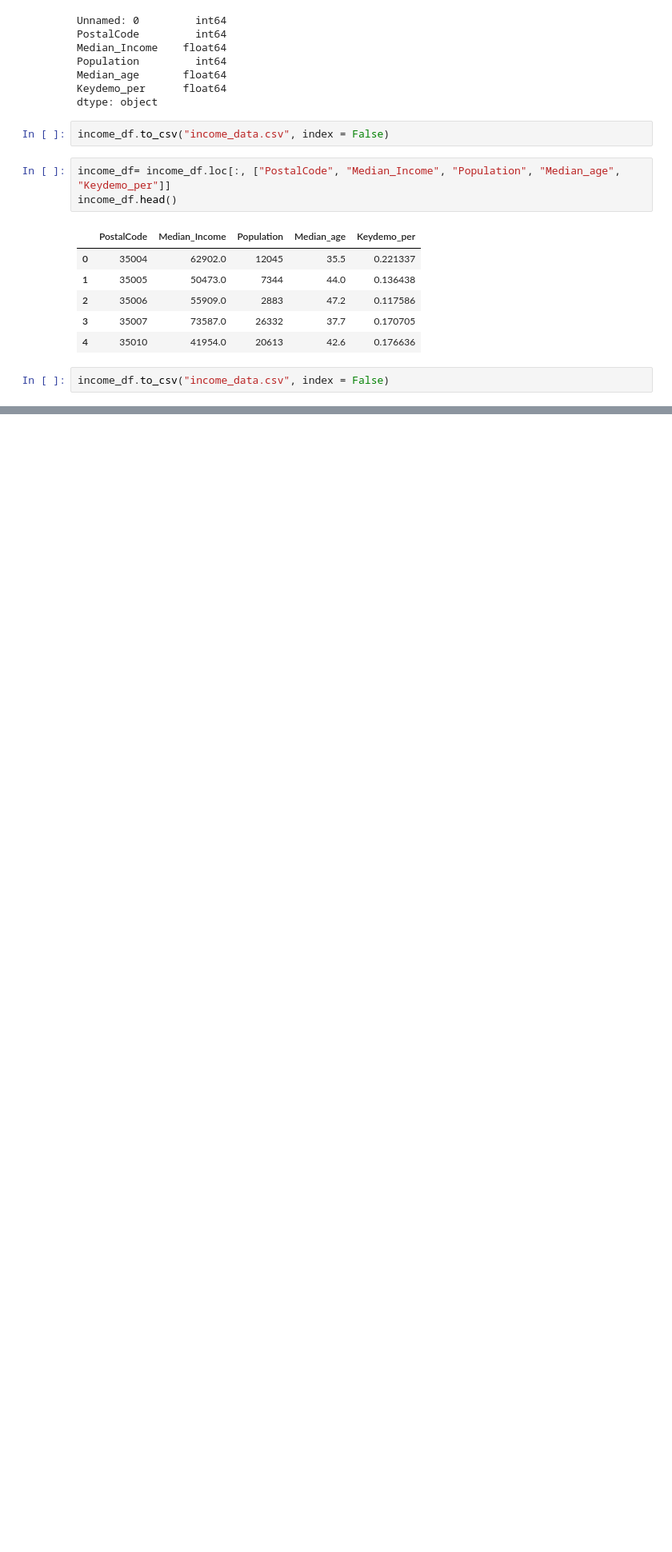
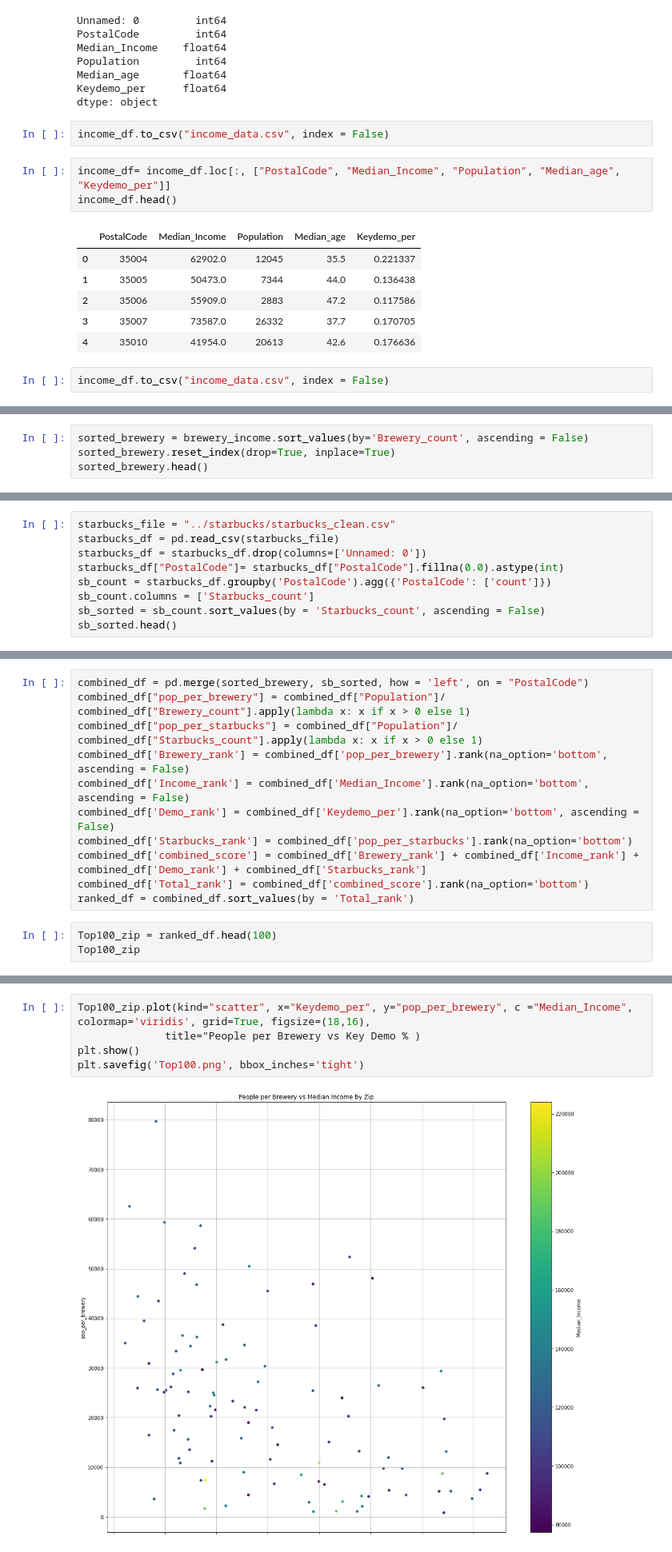
Before and after one commit to kcharlesr/brewBuds_project2, a Jupyter notebook: income_data/data.ipynb, the cells around one changed output, grey strips where cells are left out. Shown at 80% size. Cells and saved outputs as stored; diff of their text form; blank space fills up the shorter version.

Commit message:
top 100 zip with pandas plus scatter plot

```diff
--- a/income_data/data.ipynb
+++ b/income_data/data.ipynb
@@ -94,0 +139,4 @@ income_df.to_csv("income_data.csv", index = False)
+# %%
+sorted_brewery = brewery_income.sort_values(by='Brewery_count', ascending = False)
+sorted_brewery.reset_index(drop=True, inplace=True)
+sorted_brewery.head()
@@ -94,0 +150,9 @@ income_df.to_csv("income_data.csv", index = False)
+# %%
+starbucks_file = "../starbucks/starbucks_clean.csv"
+starbucks_df = pd.read_csv(starbucks_file)
+starbucks_df = starbucks_df.drop(columns=['Unnamed: 0'])
+starbucks_df["PostalCode"]= starbucks_df["PostalCode"].fillna(0.0).astype(int)
+sb_count = starbucks_df.groupby('PostalCode').agg({'PostalCode': ['count']})
+sb_count.columns = ['Starbucks_count']
+sb_sorted = sb_count.sort_values(by = 'Starbucks_count', ascending = False)
+sb_sorted.head()
@@ -94,0 +167,14 @@ income_df.to_csv("income_data.csv", index = False)
+# %%
+combined_df = pd.merge(sorted_brewery, sb_sorted, how = 'left', on = "PostalCode")
+combined_df["pop_per_brewery"] = combined_df["Population"]/ combined_df["Brewery_count"].apply(lambda x: x if x > 0 else 1)
+combined_df["pop_per_starbucks"] = combined_df["Population"]/ combined_df["Starbucks_count"].apply(lambda x: x if x > 0 else 1)
+combined_df['Brewery_rank'] = combined_df['pop_per_brewery'].rank(na_option='bottom', ascending = False)
+combined_df['Income_rank'] = combined_df['Median_Income'].rank(na_option='bottom', ascending = False)
+combined_df['Demo_rank'] = combined_df['Keydemo_per'].rank(na_option='bottom', ascending = False)
+combined_df['Starbucks_rank'] = combined_df['pop_per_starbucks'].rank(na_option='bottom')
+combined_df['combined_score'] = combined_df['Brewery_rank'] + combined_df['Income_rank'] + combined_df['Demo_rank'] + combined_df['Starbucks_rank']
+combined_df['Total_rank'] = combined_df['combined_score'].rank(na_option='bottom')
+ranked_df = combined_df.sort_values(by = 'Total_rank')
+# %%
+Top100_zip = ranked_df.head(100)
+Top100_zip
@@ -94,0 +199,7 @@ income_df.to_csv("income_data.csv", index = False)
+# %%
+Top100_zip.plot(kind="scatter", x="Keydemo_per", y="pop_per_brewery", c ="Median_Income", colormap='viridis', grid=True, figsize=(18,16),
+              title="People per Brewery vs Key Demo % )
+plt.show()
+plt.savefig('Top100.png', bbox_inches='tight')
+# %% [output]
+[figure, added]
```
Also changed, not shown: parts of 11 cells of this notebook, 2 other files.
